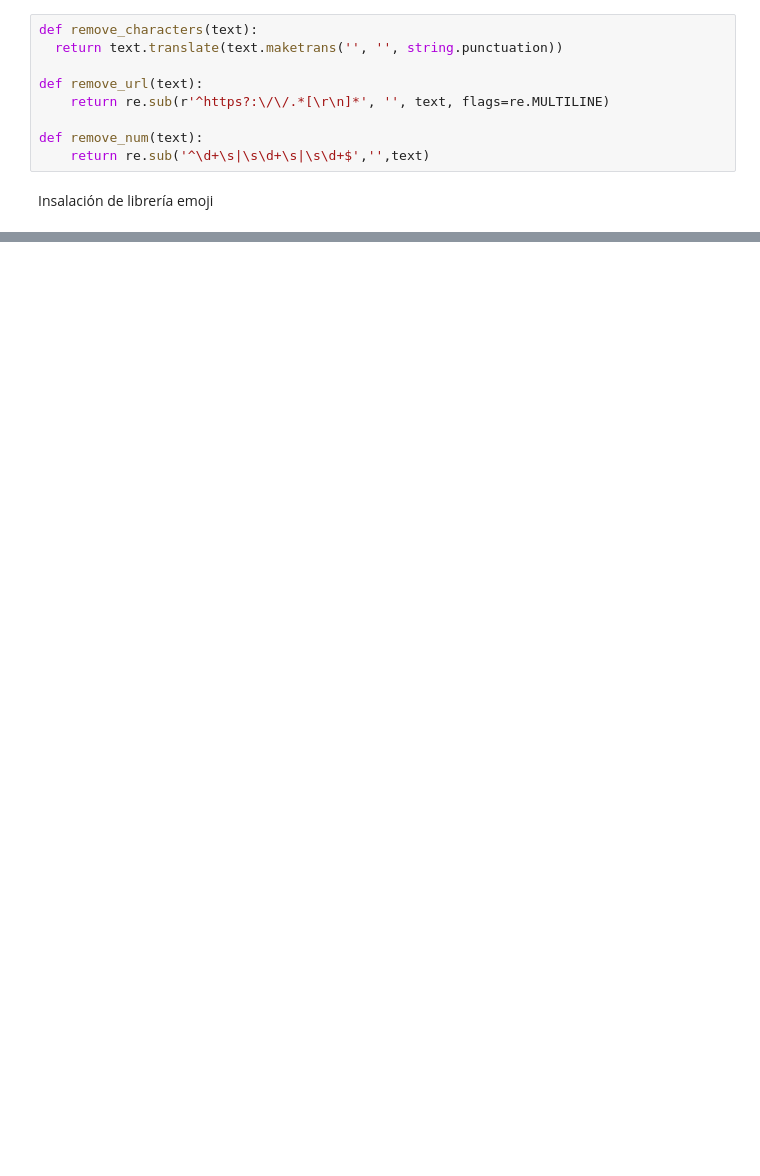
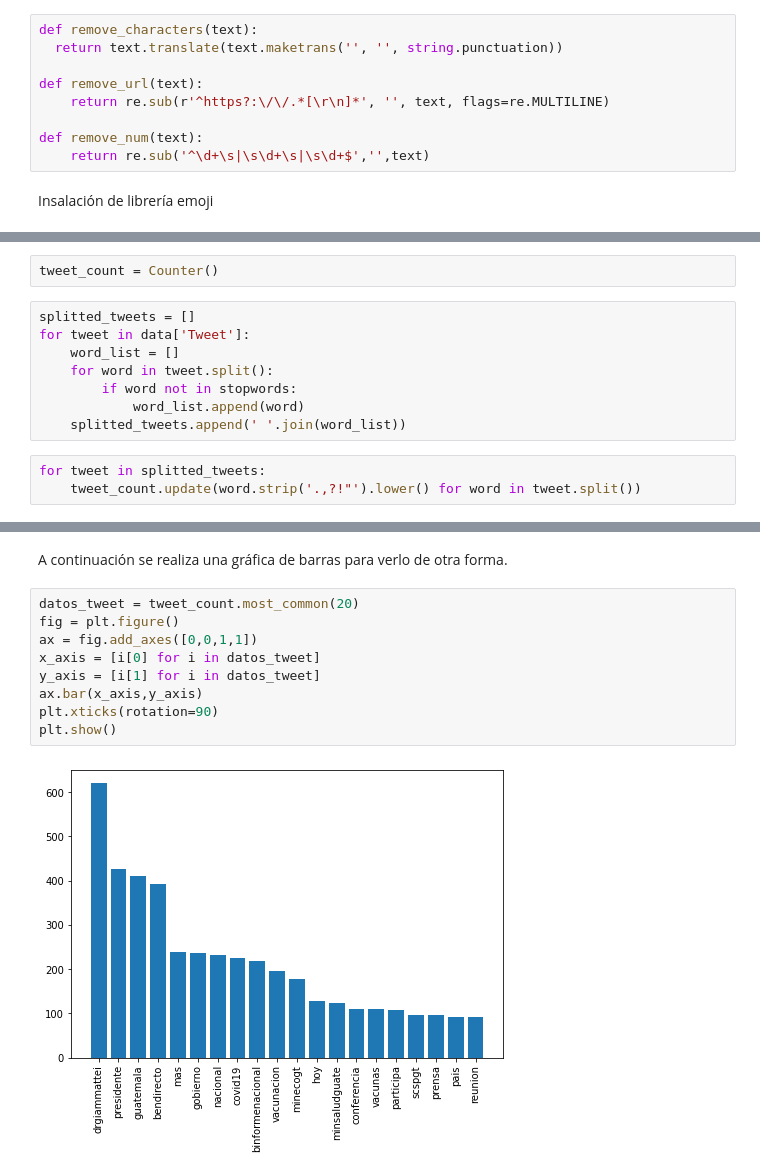
Before and after one commit to diegoestradaXO/Lab6-Data-Science, a Jupyter notebook: Lab6.ipynb, the cells around one changed output, grey strips where cells are left out. Cells and saved outputs as stored; diff of their text form; blank space fills up the shorter version.

```diff
--- a/Lab6.ipynb
+++ b/Lab6.ipynb
@@ -106,0 +185,13 @@ Successfully installed emoji-1.4.2
+# %%
+tweet_count = Counter()
+# %%
+splitted_tweets = []
+for tweet in data['Tweet']:
+    word_list = []
+    for word in tweet.split():
+        if word not in stopwords:
+            word_list.append(word)
+    splitted_tweets.append(' '.join(word_list))
+# %%
+for tweet in splitted_tweets:
+    tweet_count.update(word.strip('.,?!"').lower() for word in tweet.split())
@@ -106,0 +223,13 @@ Successfully installed emoji-1.4.2
+# %% [markdown]
+A continuación se realiza una gráfica de barras para verlo de otra forma.
+# %%
+datos_tweet = tweet_count.most_common(20)
+fig = plt.figure()
+ax = fig.add_axes([0,0,1,1])
+x_axis = [i[0] for i in datos_tweet]
+y_axis = [i[1] for i in datos_tweet]
+ax.bar(x_axis,y_axis)
+plt.xticks(rotation=90)
+plt.show()
+# %% [output]
+[figure, added]
```
Also changed, not shown: parts of 20 cells of this notebook.
